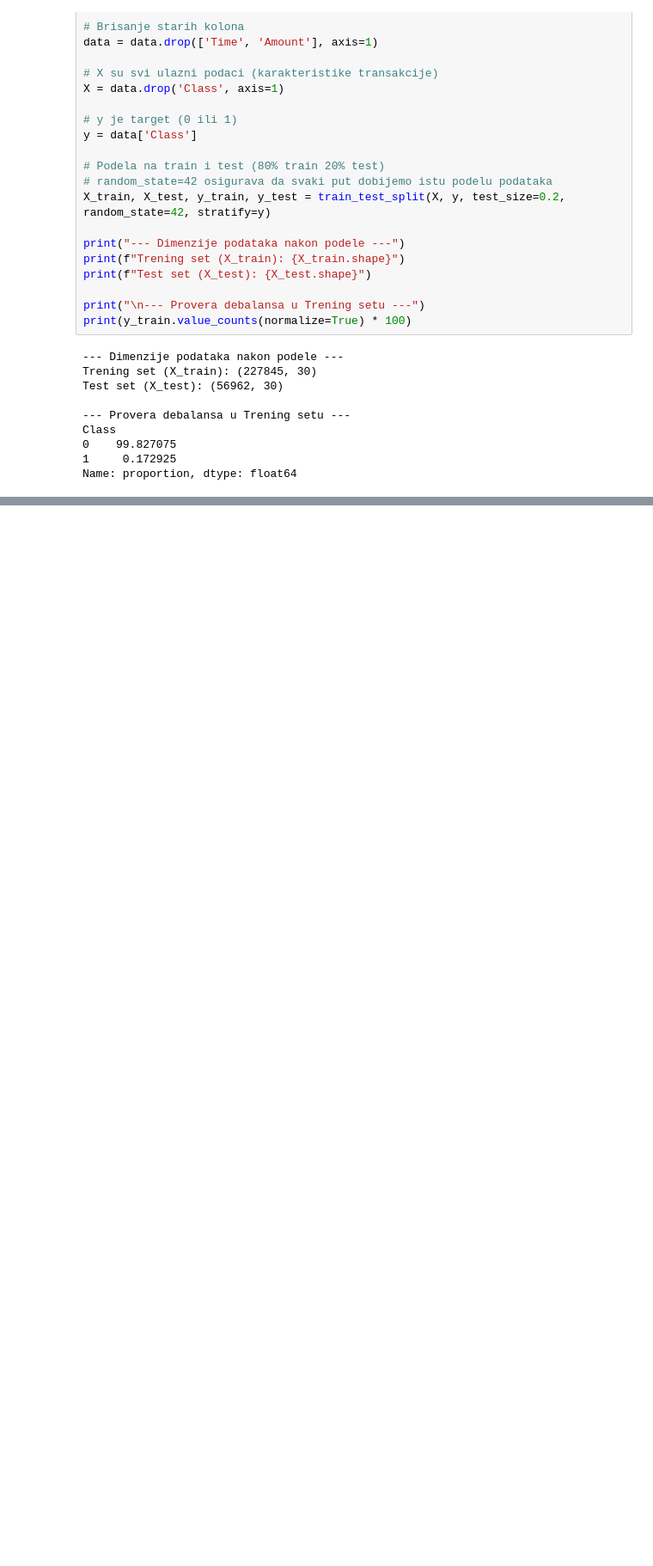
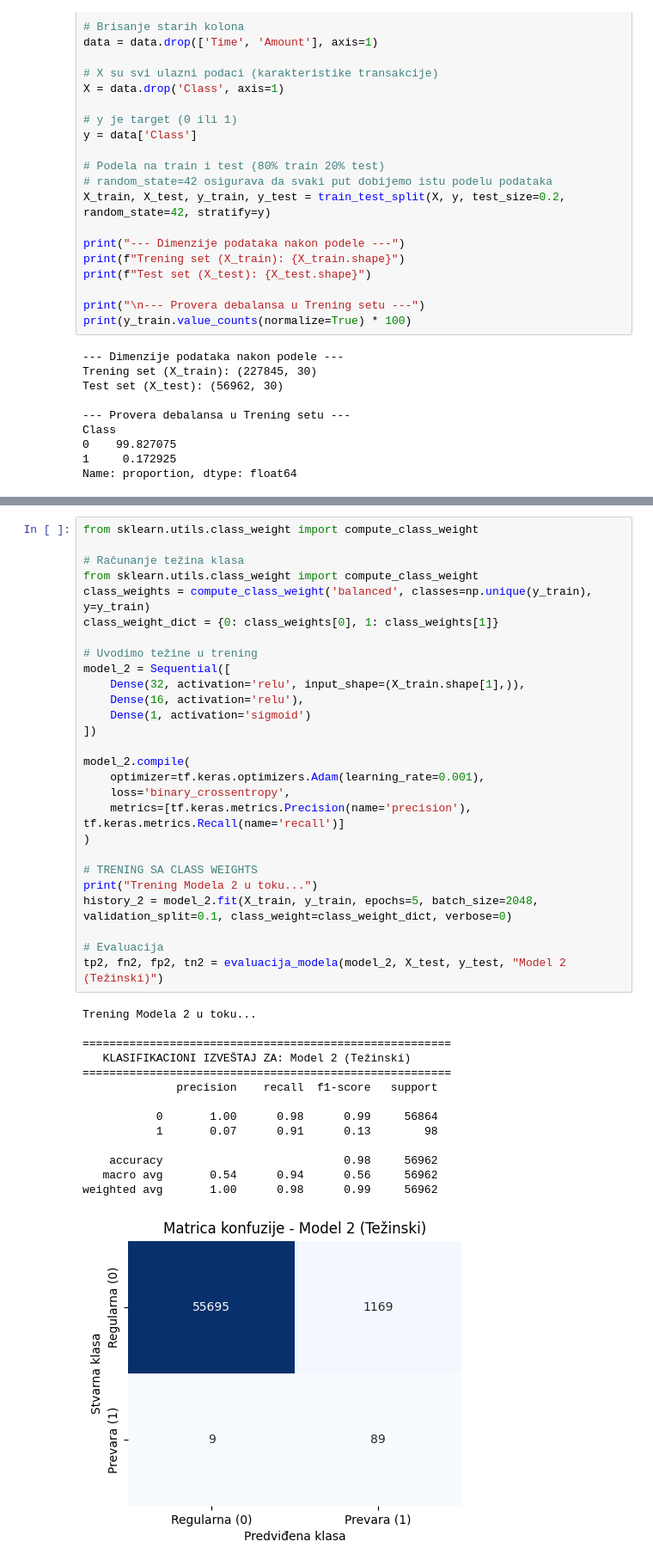
Before and after one commit to luxon7/credit-card-fraud-detection-projekat, a Jupyter notebook: Projekat_Duboko_Ucenje.ipynb, the cells around one changed output, grey strips where cells are left out. Shown at 86% size. Cells and saved outputs as stored; diff of their text form; blank space fills up the shorter version.

```diff
--- a/Projekat_Duboko_Ucenje.ipynb
+++ b/Projekat_Duboko_Ucenje.ipynb
@@ -263,0 +187,42 @@ Prevara, a model ih uspešno ulovio (True Positives): 89
+# %%
+from sklearn.utils.class_weight import compute_class_weight
+
+# Računanje težina klasa
+from sklearn.utils.class_weight import compute_class_weight
+class_weights = compute_class_weight('balanced', classes=np.unique(y_train), y=y_train)
+class_weight_dict = {0: class_weights[0], 1: class_weights[1]}
+
+# Uvodimo težine u trening
+model_2 = Sequential([
+    Dense(32, activation='relu', input_shape=(X_train.shape[1],)),
+    Dense(16, activation='relu'),
+    Dense(1, activation='sigmoid')
+])
+
+model_2.compile(
+    optimizer=tf.keras.optimizers.Adam(learning_rate=0.001),
+    loss='binary_crossentropy',
+    metrics=[tf.keras.metrics.Precision(name='precision'), tf.keras.metrics.Recall(name='recall')]
+)
+
+# TRENING SA CLASS WEIGHTS
+print("Trening Modela 2 u toku...")
+history_2 = model_2.fit(X_train, y_train, epochs=5, batch_size=2048, validation_split=0.1, class_weight=class_weight_dict, verbose=0)
+
+# Evaluacija
+tp2, fn2, fp2, tn2 = evaluacija_modela(model_2, X_test, y_test, "Model 2 (Težinski)")
+# %% [output]
+Trening Modela 2 u toku...
+
+=======================================================
+   KLASIFIKACIONI IZVEŠTAJ ZA: Model 2 (Težinski)
+=======================================================
+              precision    recall  f1-score   support
+
+           0       1.00      0.98      0.99     56864
+           1       0.07      0.91      0.13        98
+
+    accuracy                           0.98     56962
+   macro avg       0.54      0.94      0.56     56962
+weighted avg       1.00      0.98      0.99     56962
+[figure, added]
```
Also changed, not shown: parts of 6 cells of this notebook.
